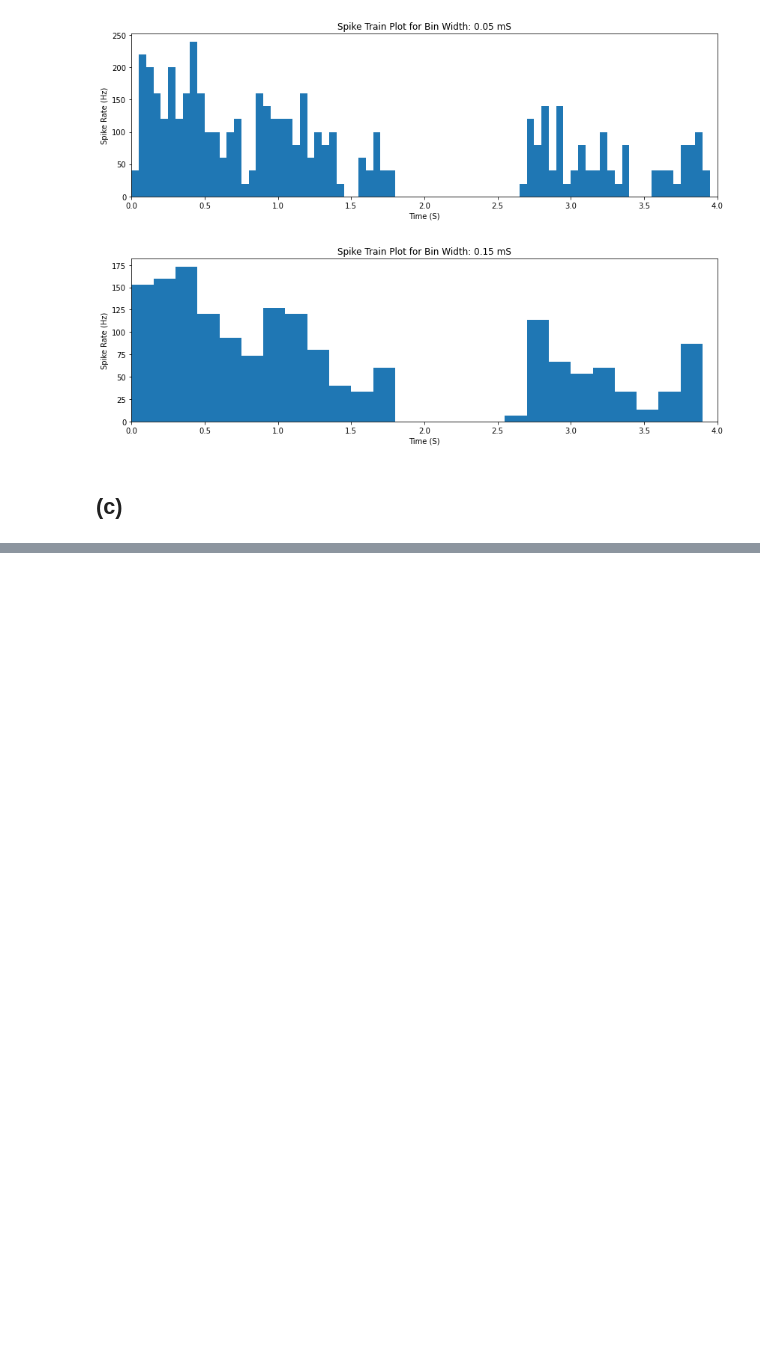
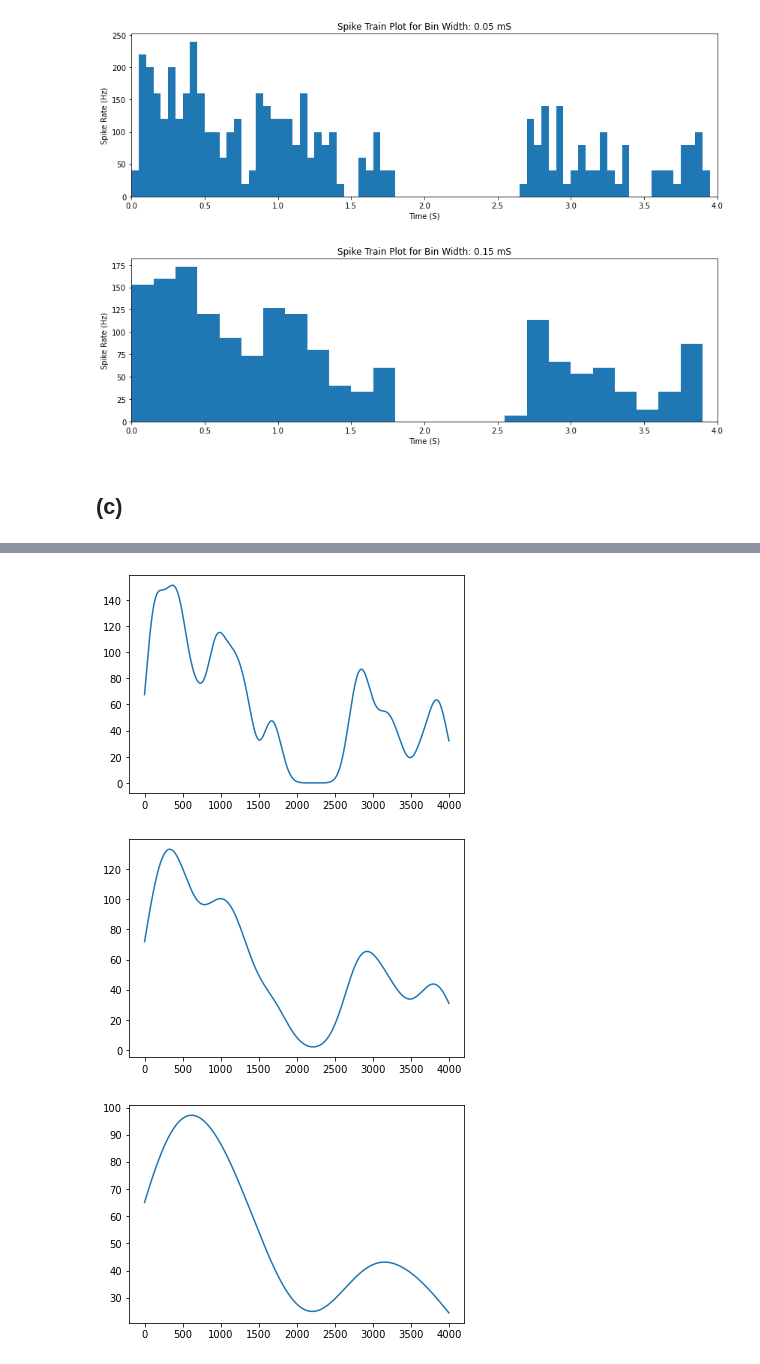
Before and after one commit to bramantyois/aand, a Jupyter notebook: week_01/week_01.ipynb, the cells around one changed output, grey strips where cells are left out. Saved outputs shown, nothing was run; the diff lists cells and outputs as text; code cells hidden in the pictures; blank space fills up the shorter version.

```diff
--- a/week_01/week_01.ipynb
+++ b/week_01/week_01.ipynb
@@ -90,0 +72,16 @@ array([0.038 , 0.0436, 0.051 , 0.0564, 0.0626, 0.0658, 0.0686, 0.071 ,
+# %%
+def get_gaussian(max_t, sr, sigma):
+    t = np.arange(-max_t*0.5, max_t*0.5, step =1/sr)
+    g_kernel = np.exp(-(t*t)/(2 * (sigma**2)))
+    return g_kernel/(np.sqrt(2*np.pi)*sigma)
+# %%
+kernel_del_t = [10e-2, 20e-2, 50e-2]
+for kdel_t in kernel_del_t:
+    gaus_kernel =  get_gaussian(max_t, sr, kdel_t)
+    gaus_convolved = np.convolve(spike_samples, gaus_kernel, mode='same')
+    plt.plot(gaus_convolved)
+    plt.show()
+# %% [output]
+[figure, added]
+[figure, added]
+[figure, added]
```
Also changed, not shown: parts of 9 cells of this notebook.
